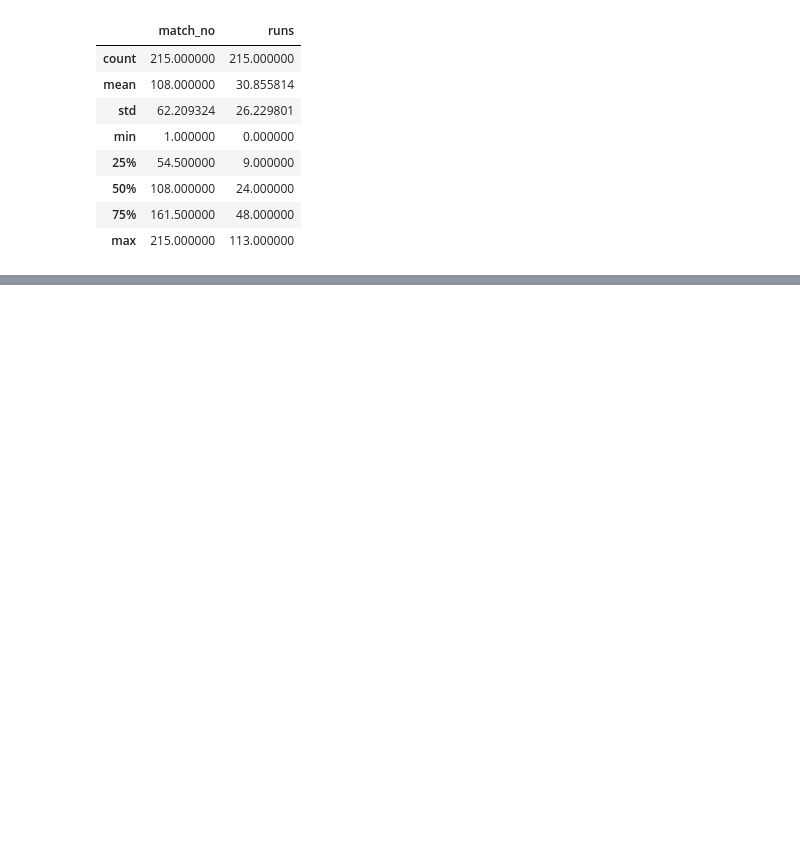
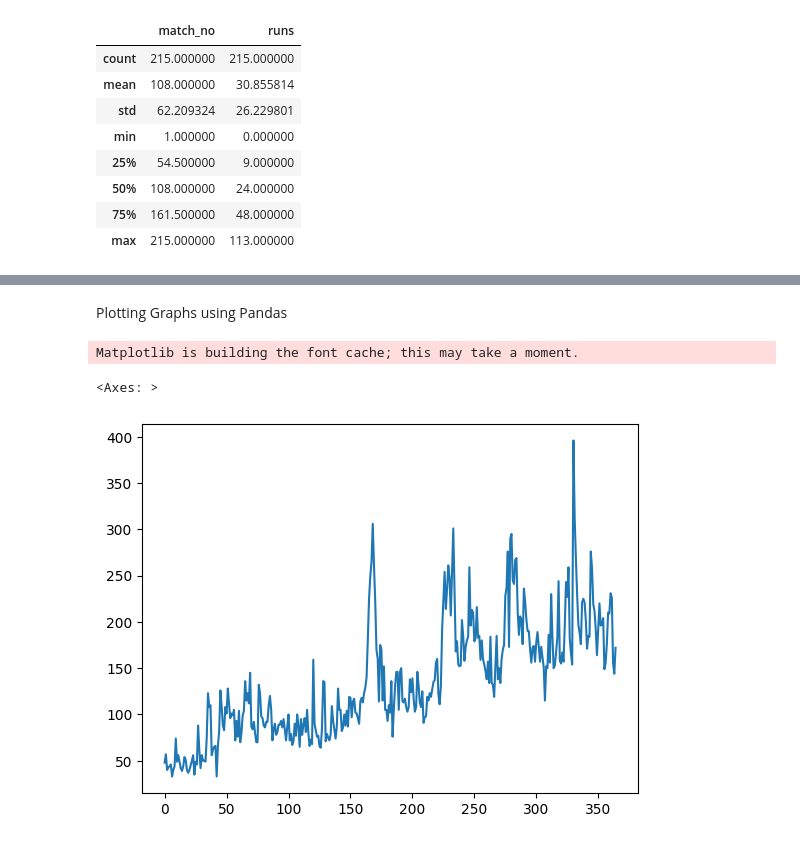
Before and after one commit to JayTheCoder77/DataAnalysisLibraries, a Jupyter notebook: pandas/session16part2campusx.ipynb, the cells around one changed output, grey strips where cells are left out. Drawn from its saved outputs; the diff is of its cells as text; code cells hidden in the pictures; blank space fills up the shorter version.

```diff
--- a/pandas/session16part2campusx.ipynb
+++ b/pandas/session16part2campusx.ipynb
@@ -75,0 +336,3 @@ vk.describe()
+# %%
+subs = pd.read_csv('subs.csv').squeeze()
+subs
@@ -75,0 +386,8 @@ vk.describe()
+# %% [markdown]
+Plotting Graphs using Pandas
+# %%
+subs.plot()
+# %% [output]
+Matplotlib is building the font cache; this may take a moment.
+<Axes: >
+[figure, added]
```
Also changed, not shown: parts of 35 cells of this notebook, 7 other files.
